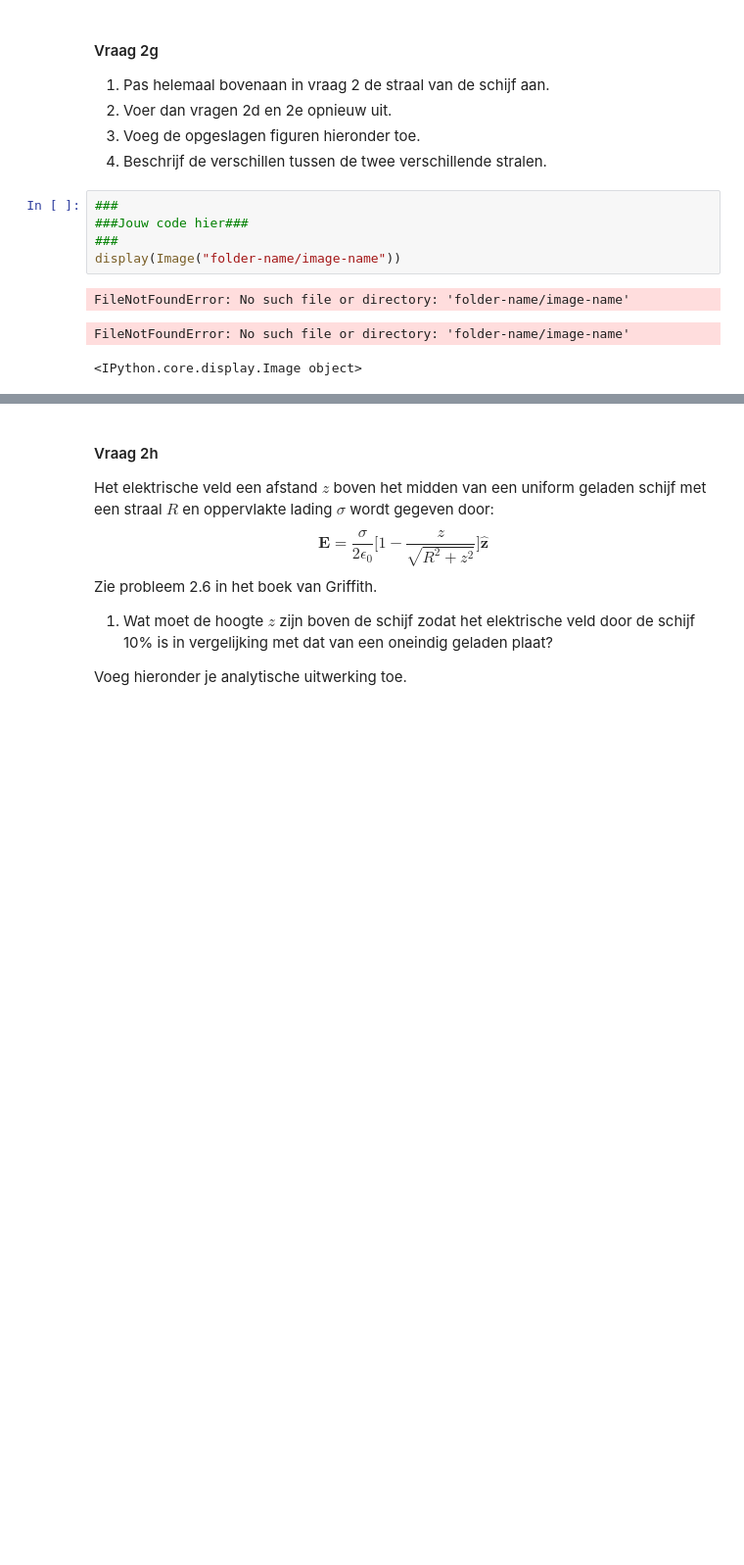
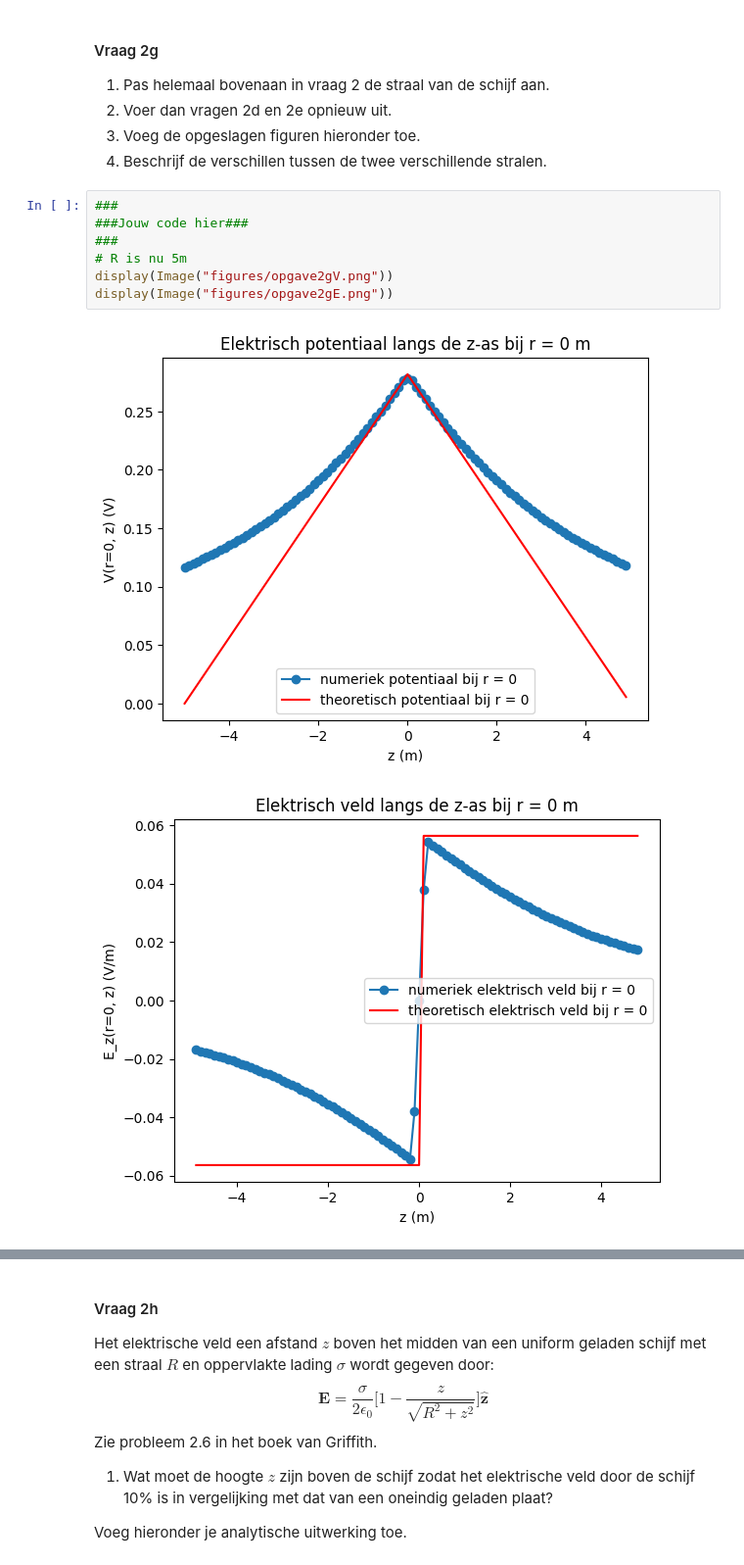
Before and after one commit to Ikbenjamin07/opdrachten-DEF-D, a Jupyter notebook: DigitaleOntwerpopdrachten/1CondensatorOpdracht/CondensatorOntwerpopdracht.ipynb, the cells around one changed output, grey strips where cells are left out. Shown at 98% size. Saved outputs shown, nothing was run; the diff lists cells and outputs as text; blank space fills up the shorter version.

```diff
--- a/DigitaleOntwerpopdrachten/1CondensatorOpdracht/CondensatorOntwerpopdracht.ipynb
+++ b/DigitaleOntwerpopdrachten/1CondensatorOpdracht/CondensatorOntwerpopdracht.ipynb
@@ -277,12 +314,13 @@ Het theoretische elektrische veld van een oneindig geladen oppervlakte is $|E| =
 # %%
 ###
 ###Jouw code hier###
 ###
-display(Image("folder-name/image-name"))
+# R is nu 5m
+display(Image("figures/opgave2gV.png"))
+display(Image("figures/opgave2gE.png"))
 # %% [output]
-FileNotFoundError: No such file or directory: 'folder-name/image-name'
-FileNotFoundError: No such file or directory: 'folder-name/image-name'
-<IPython.core.display.Image object>
+[figure, added]
+[figure, added]
 # %% [markdown]
 ##### Antwoorden 2g
 
```
Also changed, not shown: parts of 11 cells of this notebook, 4 other files.
